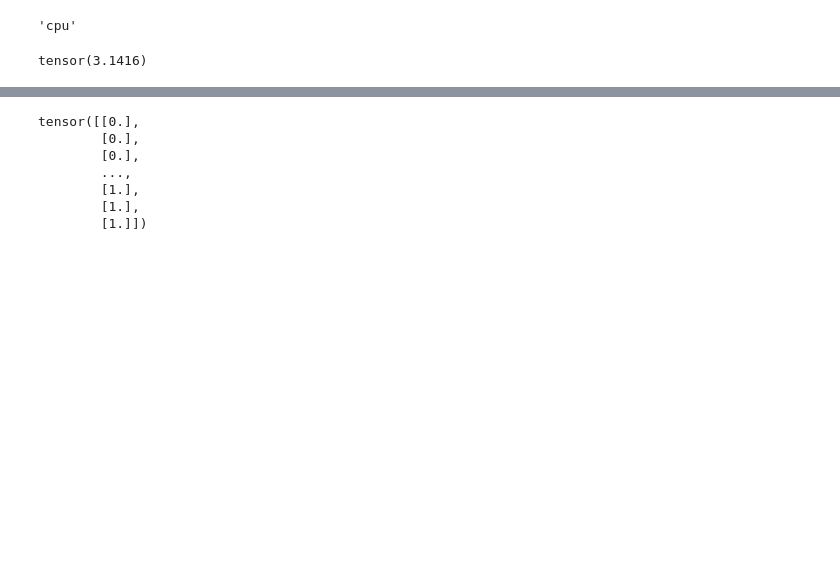
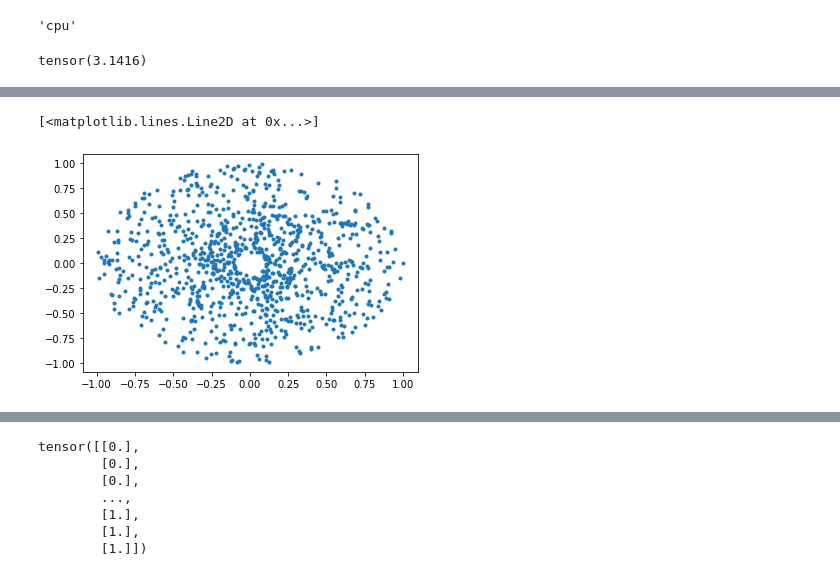
Before and after one commit to Axect/SINS, a Jupyter notebook: rotation.ipynb, the cells around one changed output, grey strips where cells are left out. Drawn from its saved outputs; the diff is of its cells as text; code cells hidden in the pictures; blank space fills up the shorter version.

Commit message:
Rotation Complete

```diff
--- a/rotation.ipynb
+++ b/rotation.ipynb
@@ -70,0 +36,8 @@ X_n = tch.column_stack([X_p[:,0], X_p[r_perm, 1]])
+# %%
+# Rotation Data
+unif1 = Uniform(0.1, 1)
+unif2 = Uniform(0, 2*math.pi)
+r = unif1.sample([1000,]).float().to(device)
+th = unif2.sample([1000,]).float().to(device)
+X = tch.column_stack([r*tch.cos(th), r*tch.sin(th)])
+X
@@ -70,0 +52,5 @@ X_n = tch.column_stack([X_p[:,0], X_p[r_perm, 1]])
+# %%
+plt.plot(X[:,0].cpu(), X[:,1].cpu(), '.')
+# %% [output]
+[<matplotlib.lines.Line2D at 0x...>]
+[figure, added]
```
Also changed, not shown: parts of 36 cells of this notebook, 5 other files.
